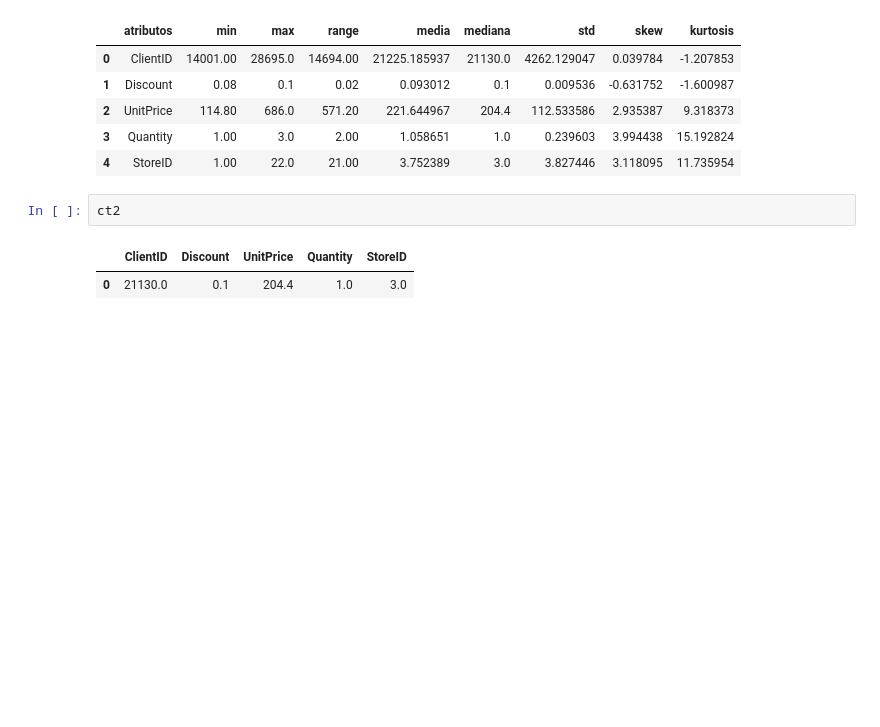
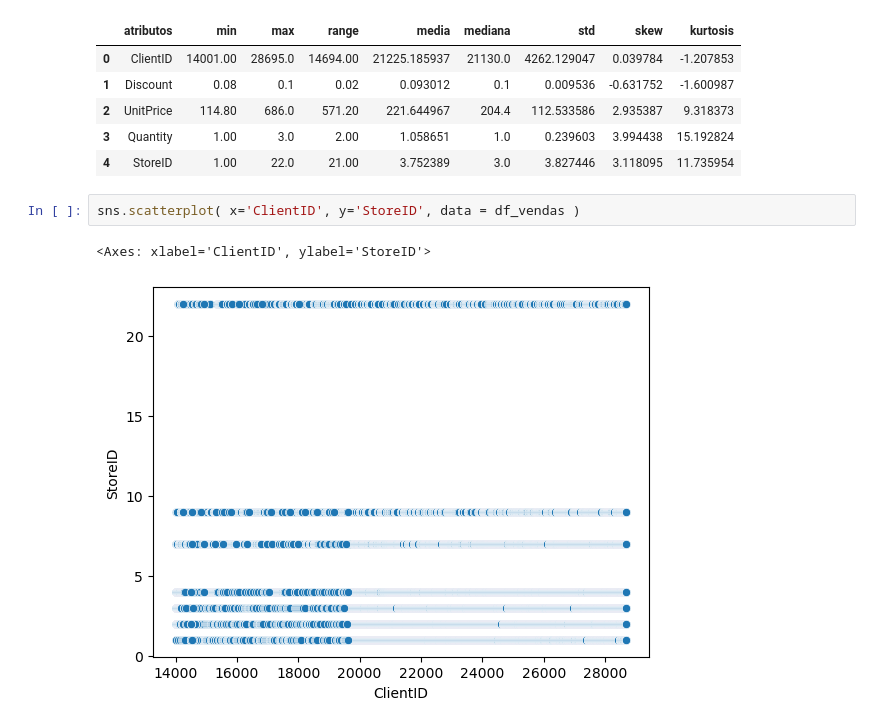
Before and after one commit to webluc/bix, a Jupyter notebook: bix.ipynb, the cells around one changed output. Cells and saved outputs as stored; diff of their text form; blank space fills up the shorter version.

```diff
--- a/bix.ipynb
+++ b/bix.ipynb
@@ -159,7 +205,7 @@ df_desc_vendas_num
 | 3 | Quantity | 1.00 | 3.0 | 2.00 | 1.058651 | 1.0 | 0.239603 | 3.994438 | 15.192824 |
 | 4 | StoreID | 1.00 | 22.0 | 21.00 | 3.752389 | 3.0 | 3.827446 | 3.118095 | 11.735954 |
 # %%
-ct2
+sns.scatterplot( x='ClientID', y='StoreID', data = df_vendas )
 # %% [output]
-|  | ClientID | Discount | UnitPrice | Quantity | StoreID |
-| 0 | 21130.0 | 0.1 | 204.4 | 1.0 | 3.0 |
+<Axes: xlabel='ClientID', ylabel='StoreID'>
+[figure, added]
```
Also changed, not shown: parts of 9 cells of this notebook.
